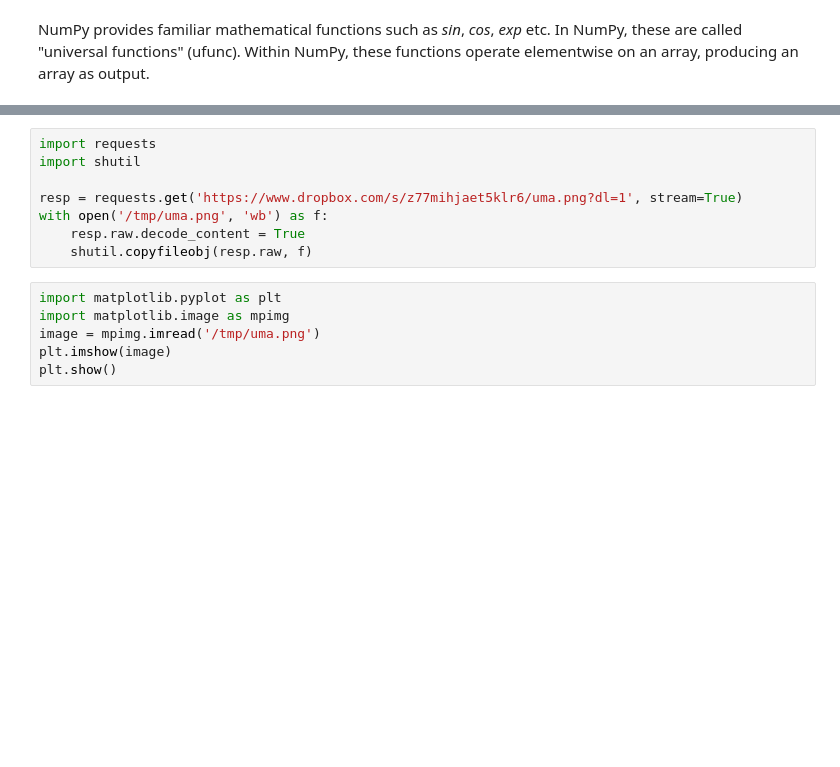
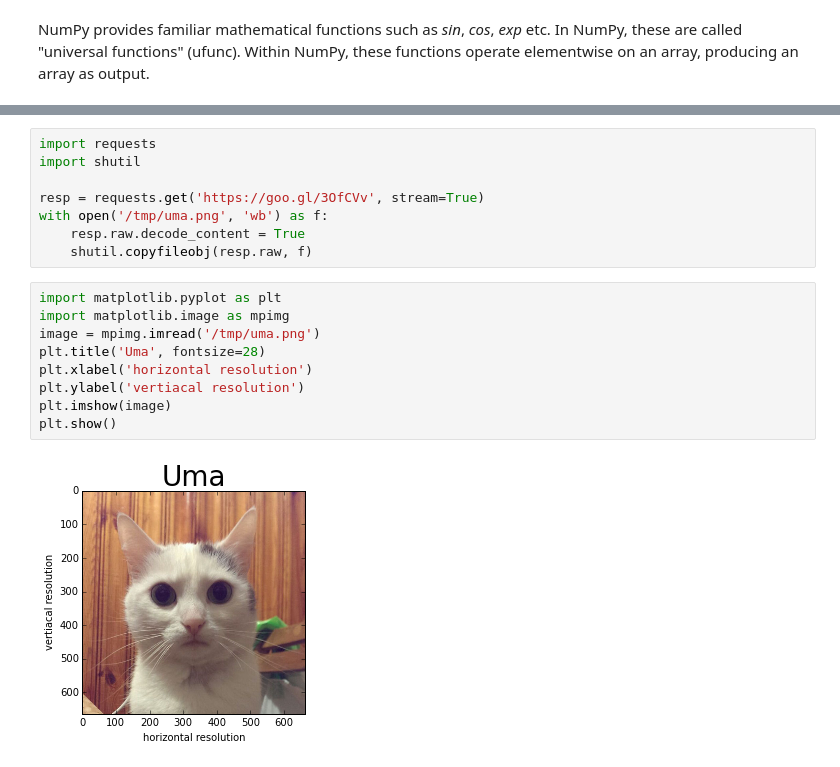
Before and after one commit to Ch00k/jupyter_numpy_overview, a Jupyter notebook: jupyter_numpy_overview.ipynb, the cells around one changed output, grey strips where cells are left out. Saved outputs shown, nothing was run; the diff lists cells and outputs as text; blank space fills up the shorter version.

```diff
--- a/jupyter_numpy_overview.ipynb
+++ b/jupyter_numpy_overview.ipynb
@@ -189,13 +435,18 @@ np.exp(d)
 import requests
 import shutil
 
-resp = requests.get('https://www.dropbox.com/s/z77mihjaet5klr6/uma.png?dl=1', stream=True)
+resp = requests.get('https://goo.gl/3OfCVv', stream=True)
 with open('/tmp/uma.png', 'wb') as f:
     resp.raw.decode_content = True
     shutil.copyfileobj(resp.raw, f)
 # %%
 import matplotlib.pyplot as plt
 import matplotlib.image as mpimg
 image = mpimg.imread('/tmp/uma.png')
+plt.title('Uma', fontsize=28)
+plt.xlabel('horizontal resolution')
+plt.ylabel('vertiacal resolution')
 plt.imshow(image)
 plt.show()
+# %% [output]
+[figure, added]
```
Also changed, not shown: parts of 63 cells of this notebook.
